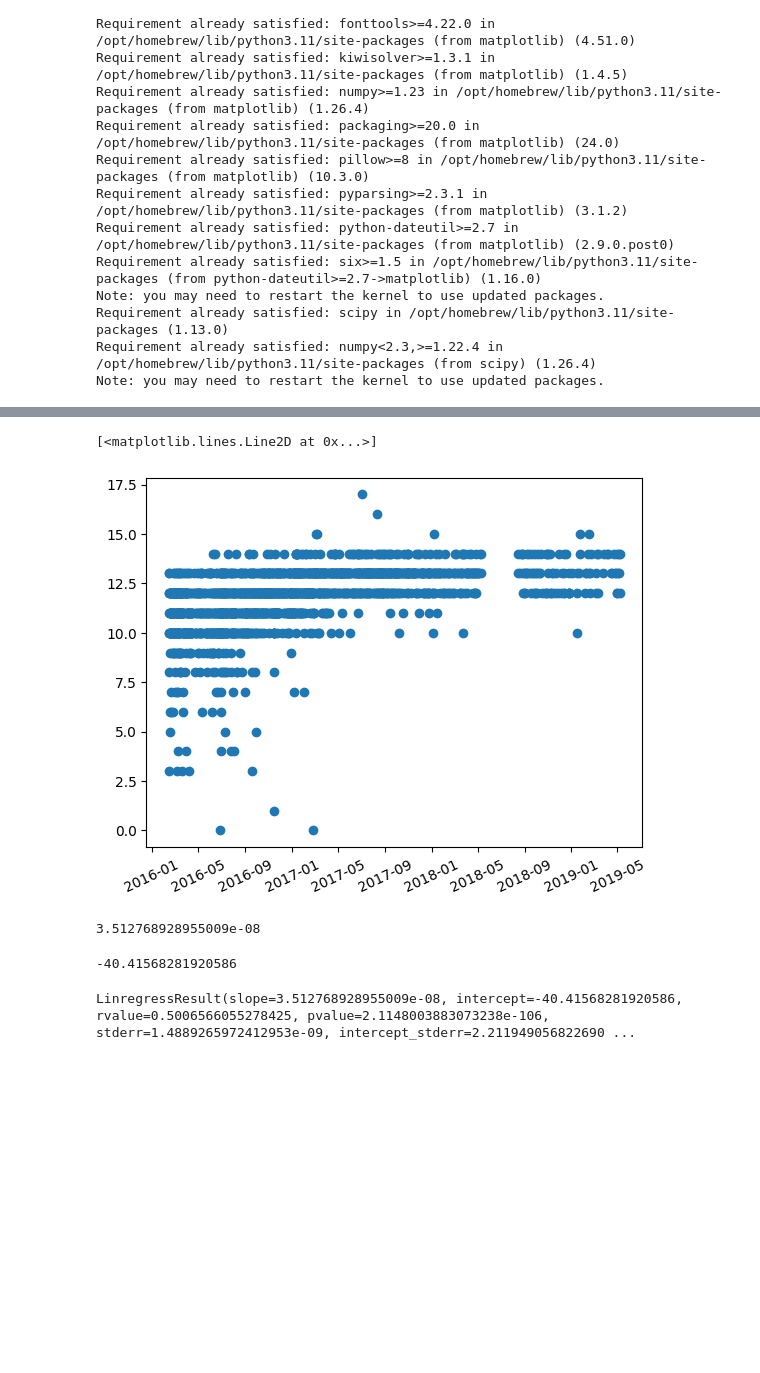
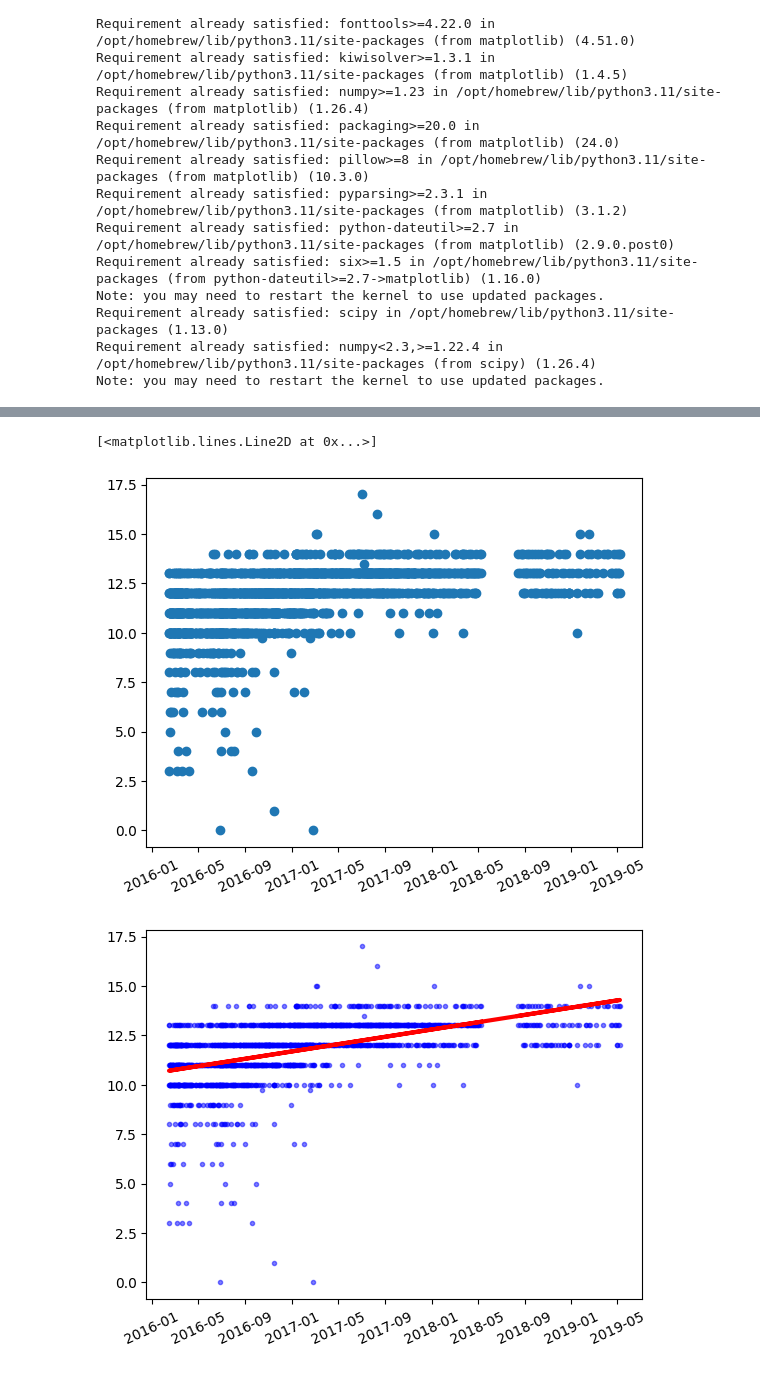
Before and after one commit to ebarylko/cmpt-353, a Jupyter notebook: assignment-2/dog-rates.ipynb, the cells around one changed output, grey strips where cells are left out. Cells and saved outputs as stored; diff of their text form; code cells hidden in the pictures; blank space fills up the shorter version.

```diff
--- a/assignment-2/dog-rates.ipynb
+++ b/assignment-2/dog-rates.ipynb
@@ -71,7 +58,7 @@ def dates_and_ratings_of_tweets(tweets):
     contains a rating of the form x/10, where x is in [0, 24]
     """
     def validate_ratings(rating):
-        return np.nan if rating not in range(0, 26) else rating
+        return np.nan if rating > 25 else rating
 
     def remove_invalid_ratings(tweet_coll):
         tweets_cpy = tweet_coll.copy()
@@ -120,17 +92,19 @@ plt.xticks(rotation=25)
 plt.plot(dates, ratings, 'o')
 # %% [output]
 [<matplotlib.lines.Line2D at 0x...>]
-[figure, old version]
+[figure, new version]
 # %%
 to_seconds = lambda x: x.timestamp()
-regress_info = linregress(dates.apply(to_seconds), ratings)
-regress_info.slope
+dates_in_seconds = dates.apply(to_seconds)
+regress_info = linregress(dates_in_seconds, ratings)
+slope = regress_info.slope
-# %% [output]
-3.512768928955009e-08
 # %%
-regress_info.intercept
+intercept = regress_info.intercept
-# %% [output]
--40.41568281920586
 # %%
+
+plt.xticks(rotation=25)
+plt.plot(dates, ratings, 'b.', alpha=0.5)
+plt.plot(dates, dates_in_seconds * slope + intercept, 'r-', linewidth=3)
+plt.show()
 # %% [output]
-LinregressResult(slope=3.512768928955009e-08, intercept=-40.41568281920586, rvalue=0.5006566055278425, pvalue=2.1148003883073238e-106, stderr=1.4889265972412953e-09, intercept_stderr=2.211949056822690 ...
+[figure, added]
```
Also changed, not shown: parts of 3 cells of this notebook.
